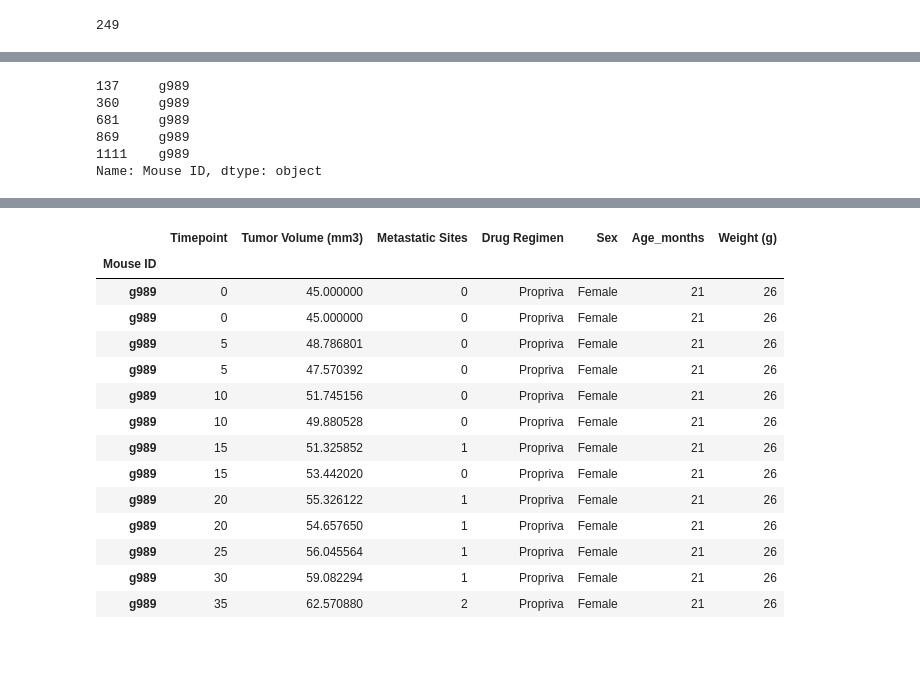
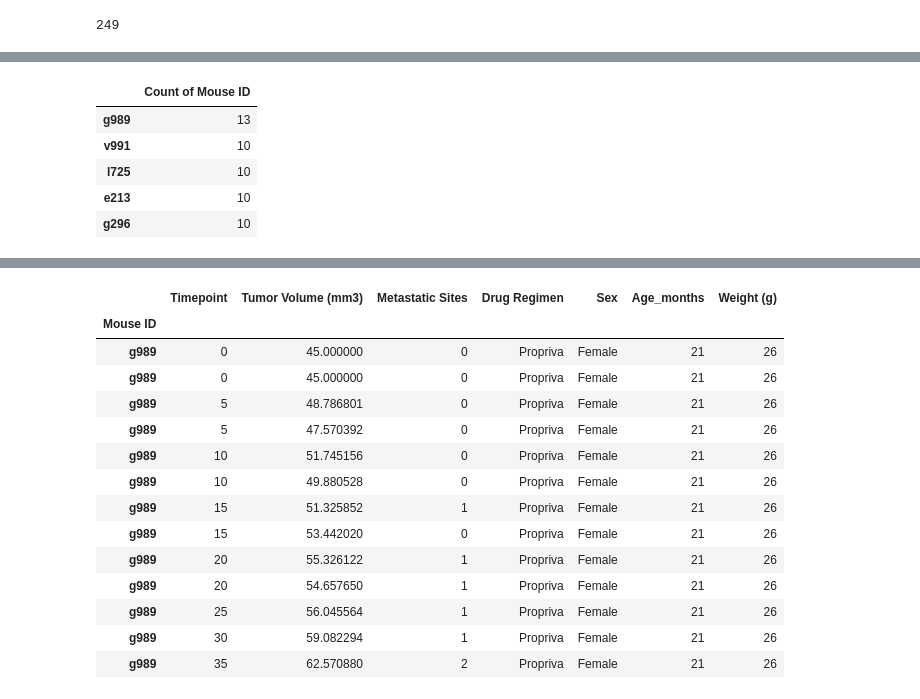
Before and after one commit to Shannonht23/Matplotlib-Challenge, a Jupyter notebook: Pymaceuticals/pymaceuticals_starter.ipynb, the cells around one changed output, grey strips where cells are left out. Saved outputs shown, nothing was run; the diff lists cells and outputs as text; code cells hidden in the pictures; blank space fills up the shorter version.

```diff
--- a/Pymaceuticals/pymaceuticals_starter.ipynb
+++ b/Pymaceuticals/pymaceuticals_starter.ipynb
@@ -40,13 +36,13 @@ len(study_data_complete["Mouse ID"].unique ())
 # %%
 # Getting the duplicate mice by ID number that shows up for Mouse ID and Timepoint.
-duplicateMouseID = study_data_complete.loc[study_data_complete.duplicated(subset=["Mouse ID","Timepoint"]),"Mouse ID"]
-
-duplicateMouseID
-####
+duplicates =  study_data_complete['Mouse ID'].value_counts()
+duplicates = pd.DataFrame(duplicates)
+duplicates = duplicates.rename(columns={"Mouse ID":"Count of Mouse ID"})
+duplicates.head()
 # %% [output]
-137     g989
-360     g989
-681     g989
-869     g989
-1111    g989
-Name: Mouse ID, dtype: object
+|  | Count of Mouse ID |
+| g989 | 13 |
+| v991 | 10 |
+| l725 | 10 |
+| e213 | 10 |
+| g296 | 10 |
```
Also changed, not shown: parts of 18 cells of this notebook.
